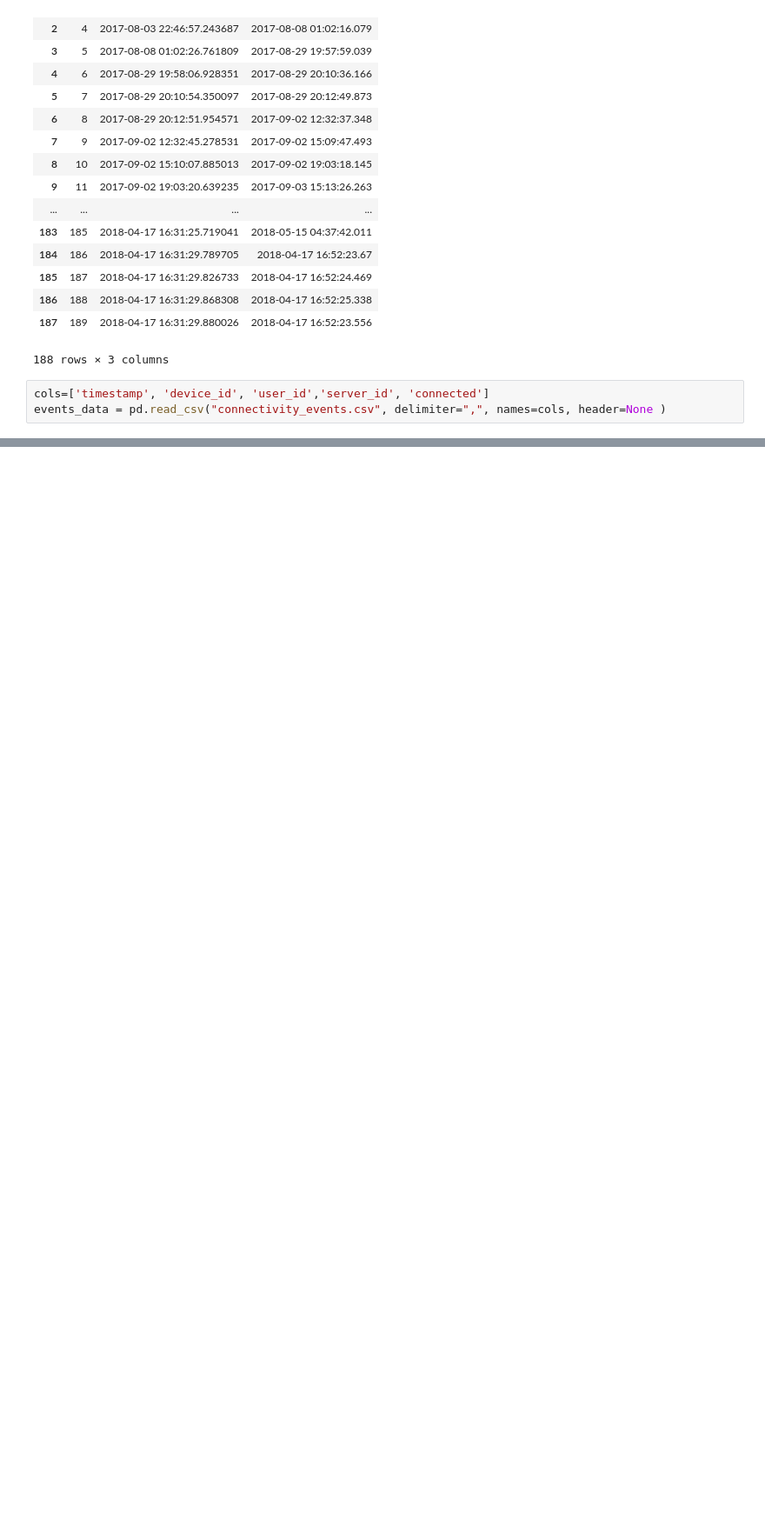
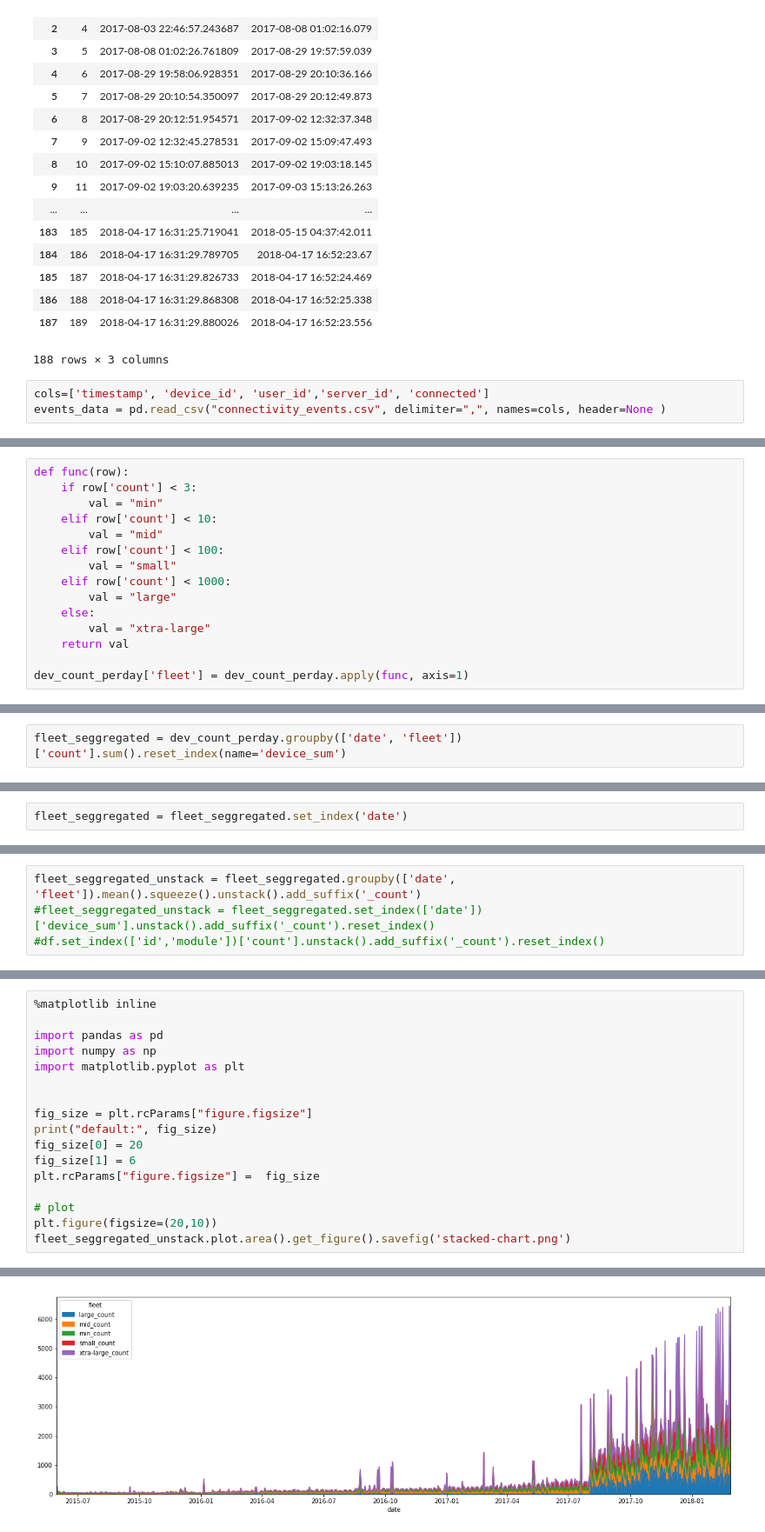
Before and after one commit to Kalinga/DS, a Jupyter notebook: Task1.ipynb, the cells around one changed output, grey strips where cells are left out. Shown at 87% size. Saved outputs shown, nothing was run; the diff lists cells and outputs as text; blank space fills up the shorter version.

```diff
--- a/Task1.ipynb
+++ b/Task1.ipynb
@@ -50,0 +178,15 @@ events_data
+# %%
+def func(row):
+    if row['count'] < 3:
+        val = "min"
+    elif row['count'] < 10:
+        val = "mid"
+    elif row['count'] < 100:
+        val = "small"
+    elif row['count'] < 1000:
+        val = "large"
+    else:
+        val = "xtra-large"
+    return val
+
+dev_count_perday['fleet'] = dev_count_perday.apply(func, axis=1)
@@ -50,0 +239,2 @@ events_data
+# %%
+fleet_seggregated = dev_count_perday.groupby(['date', 'fleet'])['count'].sum().reset_index(name='device_sum')
@@ -50,0 +264,2 @@ events_data
+# %%
+fleet_seggregated = fleet_seggregated.set_index('date')
@@ -50,0 +286,4 @@ events_data
+# %%
+fleet_seggregated_unstack = fleet_seggregated.groupby(['date', 'fleet']).mean().squeeze().unstack().add_suffix('_count')
+#fleet_seggregated_unstack = fleet_seggregated.set_index(['date'])['device_sum'].unstack().add_suffix('_count').reset_index()
+#df.set_index(['id','module'])['count'].unstack().add_suffix('_count').reset_index()
@@ -50,0 +312,18 @@ events_data
+# %%
+%matplotlib inline
+
+import pandas as pd
+import numpy as np
+import matplotlib.pyplot as plt
+
+
+fig_size = plt.rcParams["figure.figsize"]
+print("default:", fig_size)
+fig_size[0] = 20
+fig_size[1] = 6
+plt.rcParams["figure.figsize"] =  fig_size
+
+# plot
+plt.figure(figsize=(20,10))
+fleet_seggregated_unstack.plot.area().get_figure().savefig('stacked-chart.png')
+# %% [output]
@@ -50,0 +332 @@ events_data
+[figure, added]
```
Also changed, not shown: parts of 29 cells of this notebook, 1 other file.
